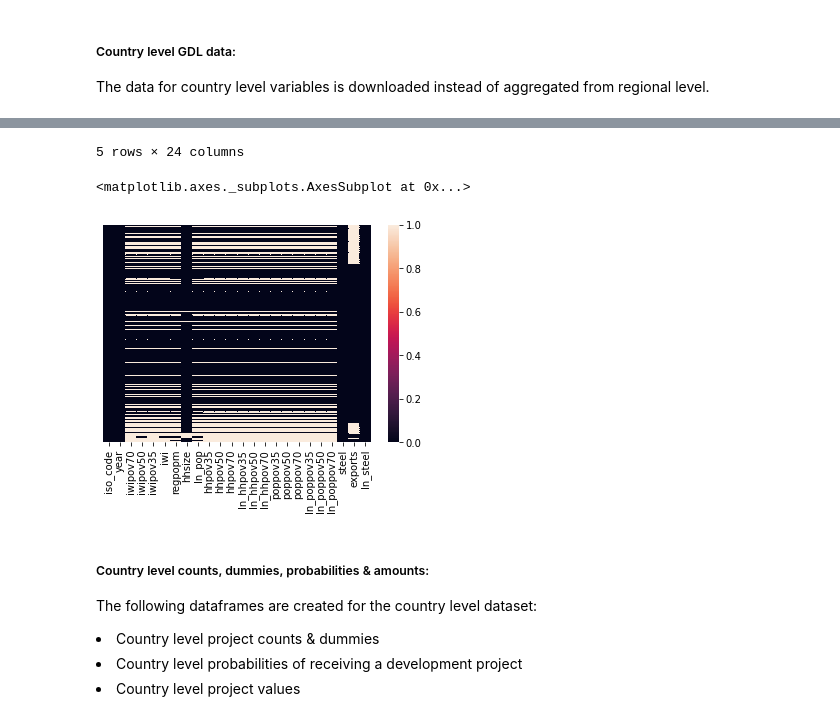
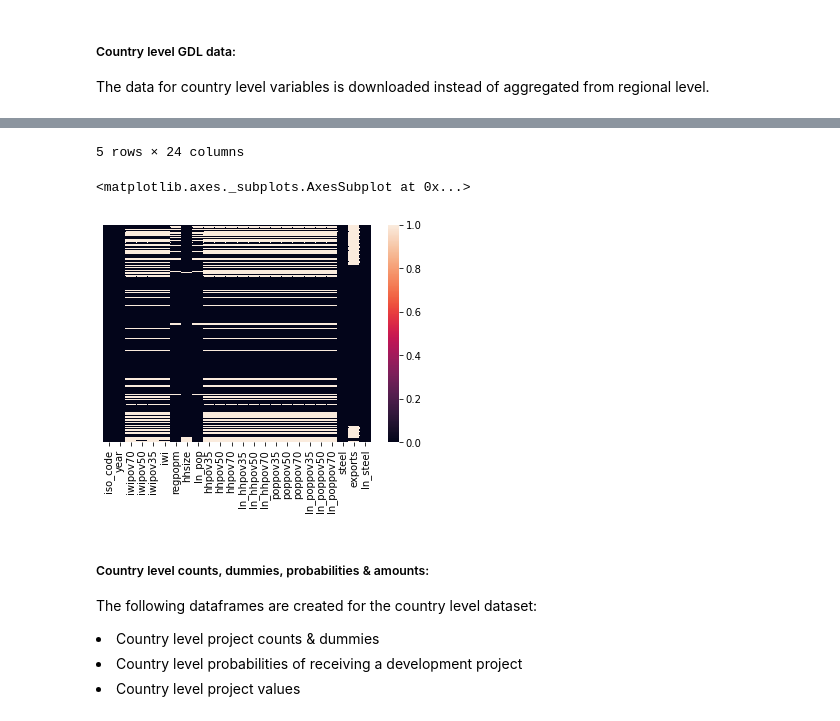
Before and after one commit to frankstevens1/china_devprojects_poverty, a Jupyter notebook: dataset_prep_iso.ipynb, the cells around one changed output, grey strips where cells are left out. Saved outputs shown, nothing was run; the diff lists cells and outputs as text; code cells hidden in the pictures.

Commit message:
improved population figures

```diff
--- a/dataset_prep_iso.ipynb
+++ b/dataset_prep_iso.ipynb
@@ -11,7 +11,7 @@ from functools import reduce
 # %%
 import glob
 filenames = glob.glob('gdl_iso' + "\*.csv")
-filetitle = ["iwipov70", "iwipov50", "iwipov35", "iwi", "regpopm"]
+filetitle = ["iwipov70", "iwipov50", "iwipov35", "iwi"]
 files_dict = dict(zip(filenames, filetitle))
 li = []
 for filename in files_dict:
@@ -21,6 +21,12 @@ for filename in files_dict:
 gdl_iso = reduce(lambda df1, df2: df1.merge(df2, "outer"), li)
 
 gdl_iso['year'] = gdl_iso['year'].apply(int)
+
+# merge population size by region
+regpopm = pd.melt(pd.read_csv("GDL-Population-size-in-millions-data-national.csv", skipinitialspace=True), id_vars=['Country', 'ISO_Code', 'Level', 'GDLCODE', 'Region'],var_name='year', value_name='regpopm')
+regpopm = regpopm.drop(columns=['Country', 'Region', 'Level', 'GDLCODE'])
+regpopm['year'] = regpopm['year'].apply(int)
+gdl_iso = pd.merge(gdl_iso, regpopm, on=['ISO_Code', 'year'], how='left')
 
 # merge mean household size by region
 hhsize = pd.melt(pd.read_csv("GDL-Average-household-size-data-national.csv", skipinitialspace=True), id_vars=['Country', 'ISO_Code', 'Level', 'GDLCODE', 'Region'],var_name='year', value_name='hhsize')
@@ -32,7 +38,9 @@ gdl_iso = gdl_iso.drop(columns=['Country', 'Region', 'Level', 'GDLCODE']).reset_
 gdl_iso.drop('index', axis=1, inplace=True)
 
 # add log of population
-gdl_iso['ln_pop'] = np.where(gdl_iso['regpopm'] > 0, np.log(gdl_iso['regpopm']), np.nan)
+gdl_iso['regpopm'].values[gdl_iso['regpopm'] == 0] = np.nan
+gdl_iso['regpopm'] = gdl_iso['regpopm'] * 1000000
+gdl_iso['ln_pop'] = np.log(gdl_iso['regpopm'])
 
 # change % variable decimal format
 gdl_iso['iwipov35'] = gdl_iso['iwipov35'] / 100
@@ -87,6 +95,6 @@ display(sns.heatmap(gdl_iso_steel.isna(), yticklabels=False))
 5 rows × 24 columns
 <matplotlib.axes._subplots.AxesSubplot at 0x...>
-[figure, old version]
+[figure, new version]
 # %% [markdown]
 <h5>Country level counts, dummies, probabilities & amounts:</h5>
 
```
Also changed, not shown: parts of 4 cells of this notebook, 10 other files.
